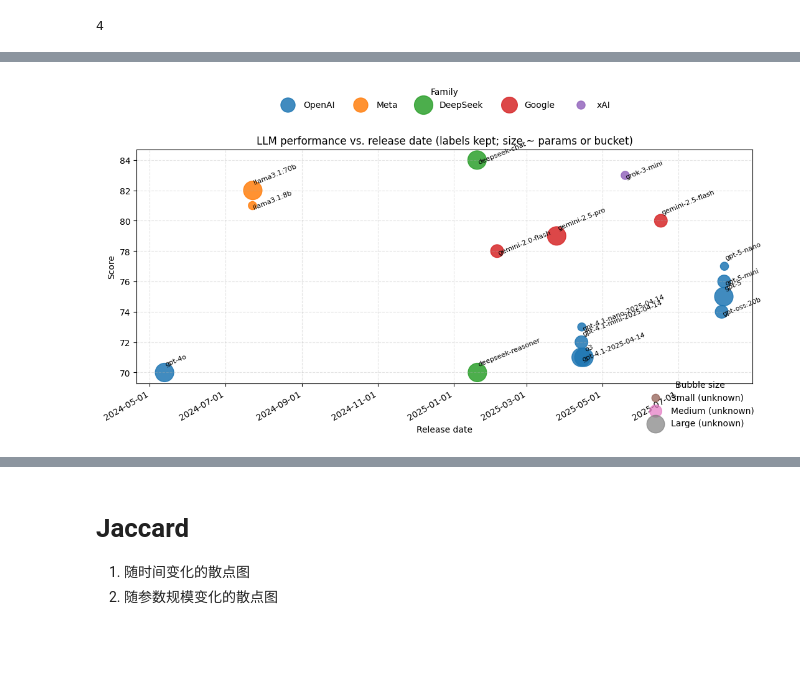
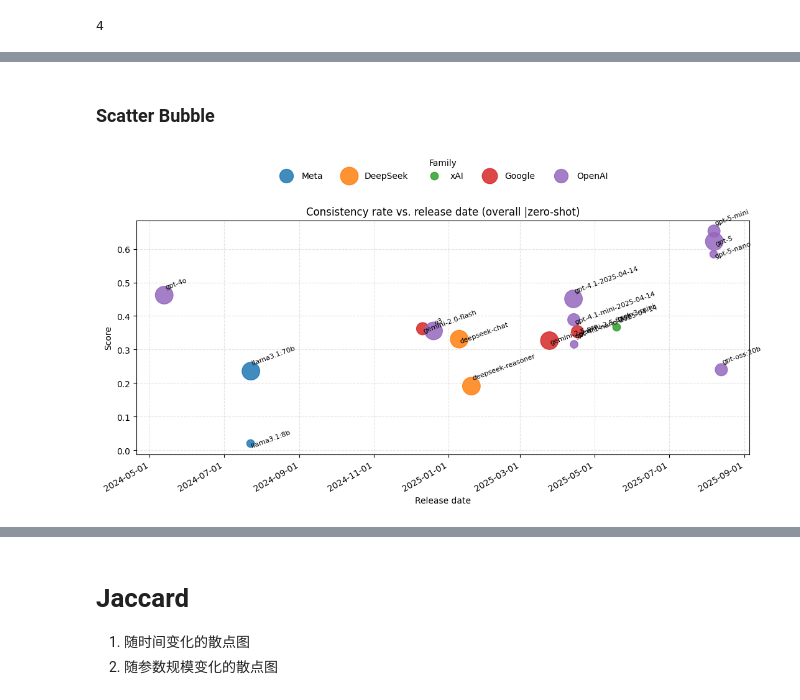
Before and after one commit to GabrieleT0/Answer-Set-Consistency-of-LLMs-For-QA, a Jupyter notebook: src/visualization/visualize.ipynb, the cells around one changed output, grey strips where cells are left out. Cells and saved outputs as stored; diff of their text form; code cells hidden in the pictures; blank space fills up the shorter version.

```diff
--- a/src/visualization/visualize.ipynb
+++ b/src/visualization/visualize.ipynb
@@ -1234,8 +1235,8 @@ llms
 # %%
-actions = ["zero-shot", "fixing", "classification"]
+actions = ["zero-shot", "wikidata", "fixing", "classification"]
 fig, ax, tidy = plot_llms_for_predicate(
     df_summery, predicate_col="?A1=A2", dataset="overall",
     actions= actions,
-    llms=llms, connect_lines=True, annotate=True
+    llms=llms, connect_lines=True, annotate=True,
 )
 # %% [output]
@@ -1242,0 +1458,15 @@ fig, ax, tidy = plot_llms_for_predicate(
+# %%
+predicates = ["?A1=A2","?A1>A3","?A1>A4","?A1=A3+A4","?A3∅A4","?A4=A1|3"]
+
+fig, axes, tidy = plot_llms_for_predicates(
+    df=df_summery,
+    predicate_cols=predicates,
+    dataset="overall",
+    actions=actions,
+    llms=llms,             # your sorted LLM list
+    ncols=3,               # 6 → 2x3; 4 → 2x2 if you pass 4 predicates
+    figsize=(16, 9),
+    connect_lines=True,   # scatter only if you want
+    show_values=False      # turn OFF numeric labels on each node
+)
+plt.show()
@@ -1243 +1543,3 @@ fig, ax, tidy = plot_llms_for_predicate(
+# %% [markdown]
+### Scatter Bubble
 # %%
@@ -1458,21 +1722,9 @@ def human_params(n):
 # %%
-llms = ['gpt-4o','gpt-4.1-2025-04-14','gpt-4.1-mini-2025-04-14','gpt-4.1-nano-2025-04-14',
-        'gpt-oss:20b','gpt-5','gpt-5-mini','gpt-5-nano',
-        'gemini-2.0-flash','gemini-2.5-pro','gemini-2.5-flash',
-        'llama3.1:8b','llama3.1:70b','grok-3-mini','deepseek-chat','deepseek-reasoner','o3']
+import json
 
-release_dates = {
-    'gpt-4o':'2024-05-13','gpt-4.1-2025-04-14':'2025-04-14','gpt-4.1-mini-2025-04-14':'2025-04-14','gpt-4.1-nano-2025-04-14':'2025-04-14',
-    'gpt-oss:20b':'2025-08-05','gpt-5':'2025-08-07','gpt-5-mini':'2025-08-07','gpt-5-nano':'2025-08-07',
-    'gemini-2.0-flash':'2025-02-05','gemini-2.5-pro':'2025-03-25','gemini-2.5-flash':'2025-06-17',
-    'llama3.1:8b':'2024-07-23','llama3.1:70b':'2024-07-23','grok-3-mini':'2025-05-19',
-    'deepseek-chat':'2025-01-20','deepseek-reasoner':'2025-01-20','o3':'2025-04-16',
-}
-
-params_count = {
-    # 'llama3.1:8b': 8e9, 'llama3.1:70b': 70e9, 'gpt-oss:20b': 21.5e9,
-    # unknowns omitted or set to None
-}
+with open("llm_info.json", "r") as f:
+    llm_info = json.load(f)
+# release_dates =
 
 families = {
     'gpt-4o':'OpenAI','gpt-4.1-2025-04-14':'OpenAI','gpt-4.1-mini-2025-04-14':'OpenAI','gpt-4.1-nano-2025-04-14':'OpenAI',
@@ -1480,45 +1732,42 @@ families = {
     'gemini-2.0-flash':'Google','gemini-2.5-pro':'Google','gemini-2.5-flash':'Google',
     'llama3.1:8b':'Meta','llama3.1:70b':'Meta','grok-3-mini':'xAI',
     'deepseek-chat':'DeepSeek','deepseek-reasoner':'DeepSeek'
 }
 
 # Assign bucket sizes for unknown params
 unknown_bucket_by_model = {
     'llama3.1:8b': "small",
     'llama3.1:70b':'large',
     'gpt-oss:20b': 'medium',
     'gpt-4o':'large',
     'gpt-4.1-2025-04-14':'large',
     'gpt-4.1-mini-2025-04-14':'medium',
     'gpt-4.1-nano-2025-04-14':'small',
     'gpt-5':'large',
     'gpt-5-mini':'medium',
     'gpt-5-nano':'small',
     'gemini-2.0-flash':'medium',
     'gemini-2.5-pro':'large',
     'gemini-2.5-flash':'medium',
     'grok-3-mini':'small',
     'deepseek-chat':'large',          # e.g., assume large (MoE active)
     'deepseek-reasoner':'large',
     'o3':'large',
 }
 
-# Your metric(s)
-perf = {m: 70 + (i % 15) for i, m in enumerate(llms)}
 
-# Reuse previously defined data from the earlier cell
-bubble_scatter_llms_labeled(
-    llms, {m: 70 + (i % 15) for i, m in enumerate(llms)}, release_dates, params_count,
-    families=families,
-    unknown_bucket_by_model=unknown_bucket_by_model,
-    bucket_sizes={"small":90, "medium":220, "large":460},
-    title="LLM performance vs. release date (labels kept; size ~ params or bucket)",
-    ylabel="Score",
-    legend_position="top",
-    show_size_legend=True,
-    annotate_rotation=22,
-    label_vnudges_px=10
+draw_llm_bubble_scatter(
+    llms,
+    df_summery,
+    predicate_col = "?A1=A2",
+    dataset = "overall",
+    actions = ["zero-shot"],
+    release_dates = llm_info,
+    bubble_sizes=unknown_bucket_by_model,
+    families=families, legend_position="top",
+    title=f"Consistency rate vs. release date ({dataset} |{actions[0]})",
+    ylabel="Score"
 )
 plt.show()
 # %% [output]
-[figure, old version]
+[figure, new version]
```
Also changed, not shown: parts of 14 cells of this notebook, 40 other files.
